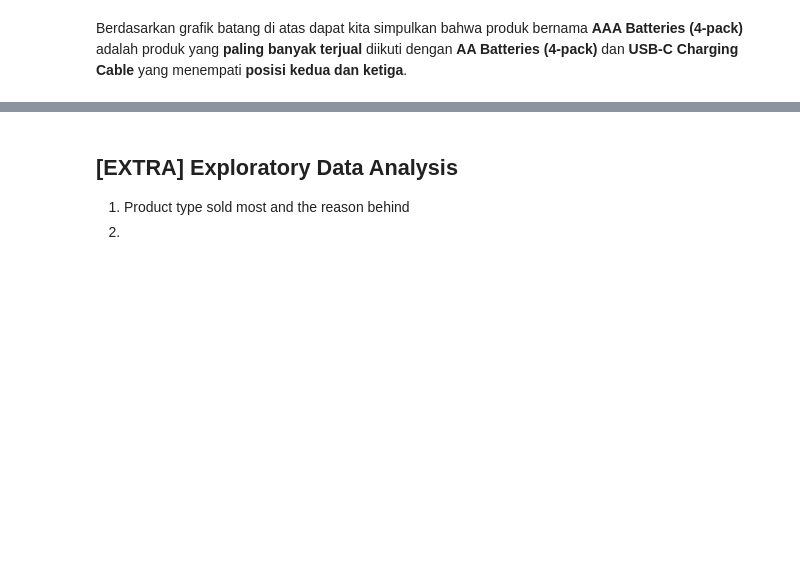
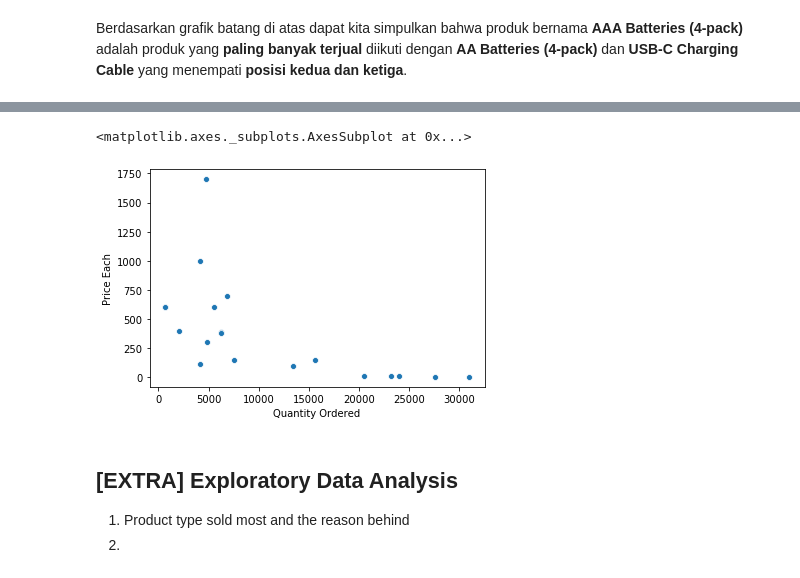
Before and after one commit to ricoputrap/electrosales-2019, a Jupyter notebook: SalesAnalysis.ipynb, the cells around one changed output, grey strips where cells are left out. Drawn from its saved outputs; the diff is of its cells as text; code cells hidden in the pictures; blank space fills up the shorter version.

```diff
--- a/SalesAnalysis.ipynb
+++ b/SalesAnalysis.ipynb
@@ -604,3 +682,8 @@ Dari seluruh variabel/kolom yang ada pada dataframe, kolom 'Price Each', 'Order
+# %%
+sns.scatterplot(x=df.groupby('Product')['Quantity Ordered'].sum(), y=df.groupby(['Product'])['Price Each'].min())
+# %% [output]
+<matplotlib.axes._subplots.AxesSubplot at 0x...>
+[figure, added]
 # %% [markdown]
 ## [EXTRA] Exploratory Data Analysis
 1. Product type sold most and the reason behind
```
Also changed, not shown: parts of 13 cells of this notebook.
